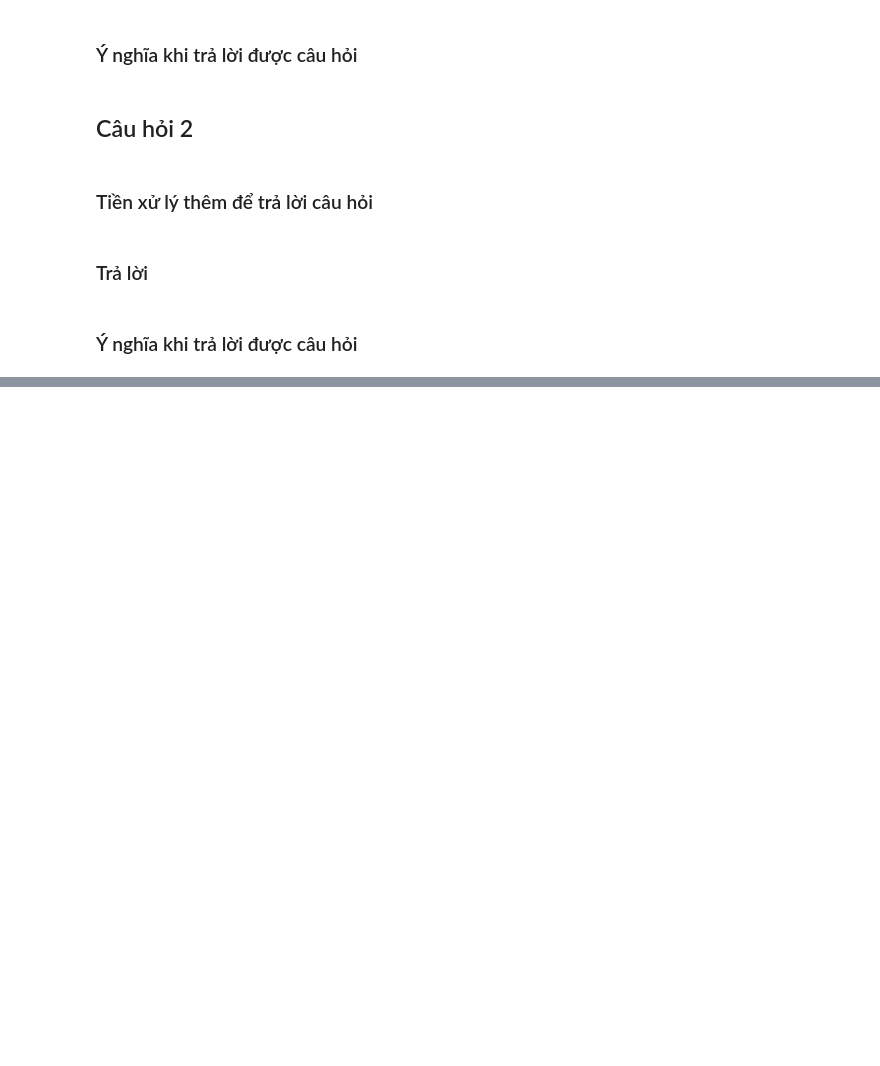
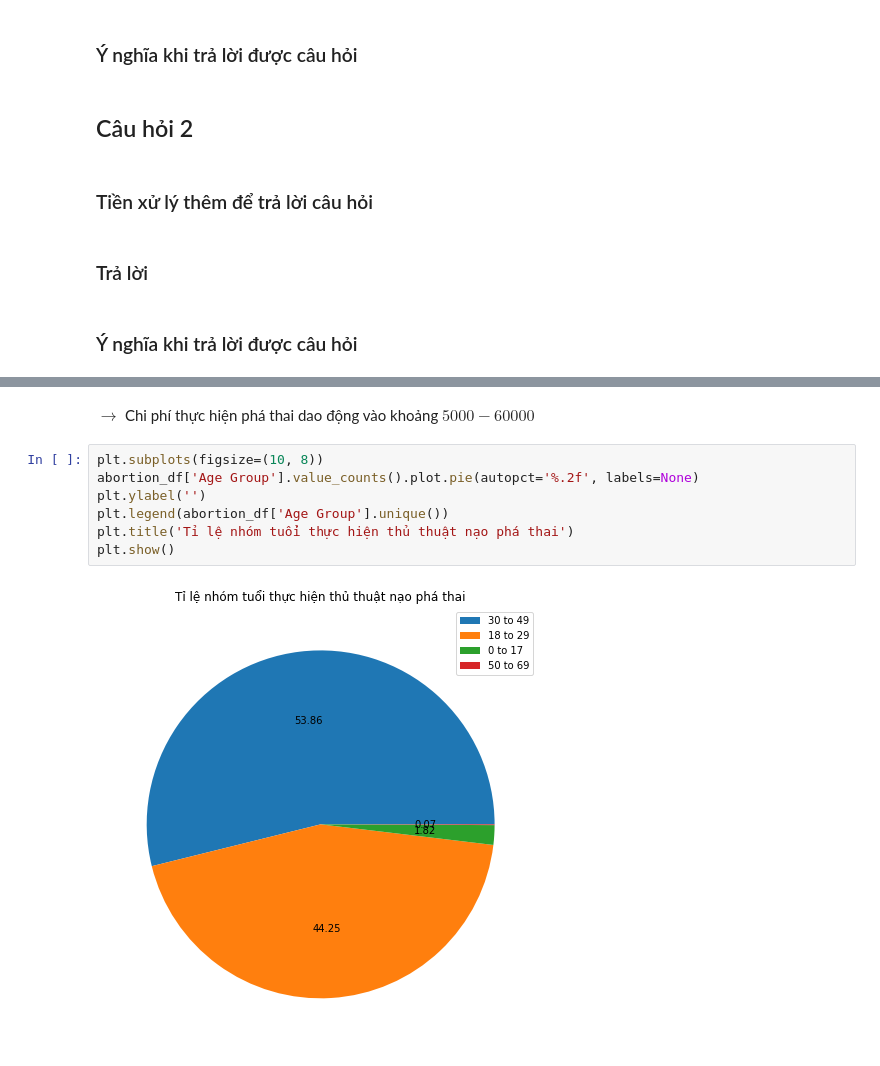
Before and after one commit to viplazylmht/P4DS_final, a Jupyter notebook: P4DS_Final.ipynb, the cells around one changed output, grey strips where cells are left out. Cells and saved outputs as stored; diff of their text form; blank space fills up the shorter version.

```diff
--- a/P4DS_Final.ipynb
+++ b/P4DS_Final.ipynb
@@ -430,0 +509,11 @@ $\rightarrow$ Dữ liệu không còn chứa các thuộc tính bị khuyết.
+# %% [markdown]
+$\rightarrow $ Chi phí thực hiện phá thai dao động vào khoảng $5000 - 60000$
+# %%
+plt.subplots(figsize=(10, 8))
+abortion_df['Age Group'].value_counts().plot.pie(autopct='%.2f', labels=None)
+plt.ylabel('')
+plt.legend(abortion_df['Age Group'].unique())
+plt.title('Tỉ lệ nhóm tuổi thực hiện thủ thuật nạo phá thai')
+plt.show()
+# %% [output]
+[figure, added]
```
Also changed, not shown: parts of 22 cells of this notebook.
